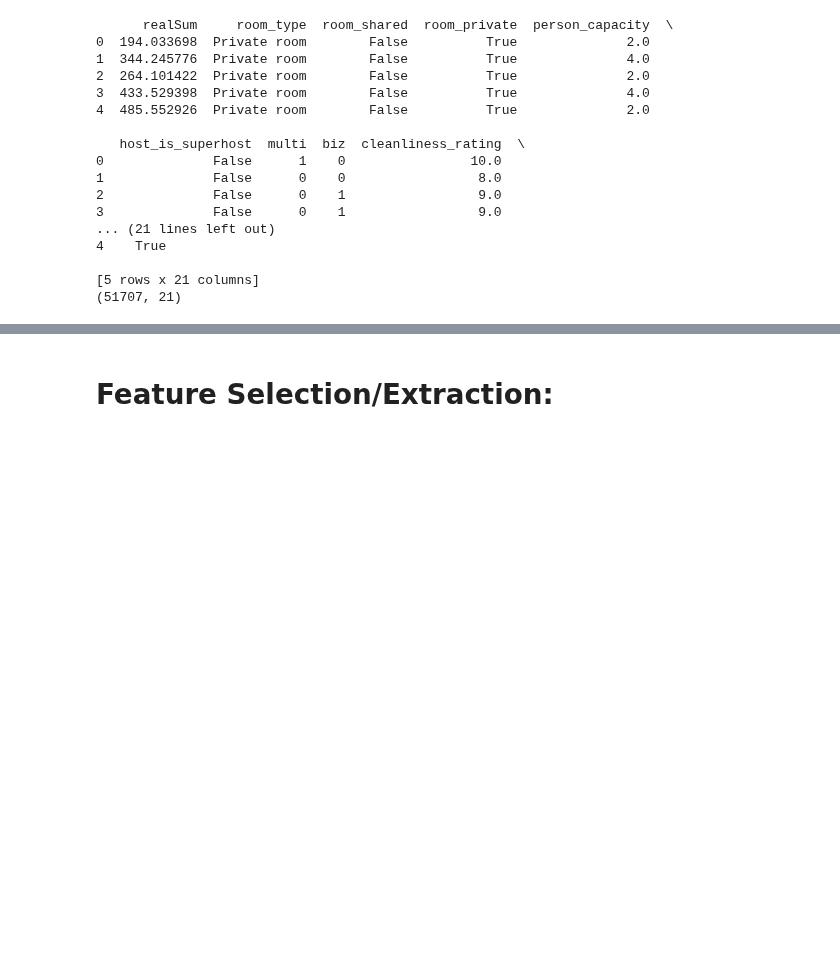
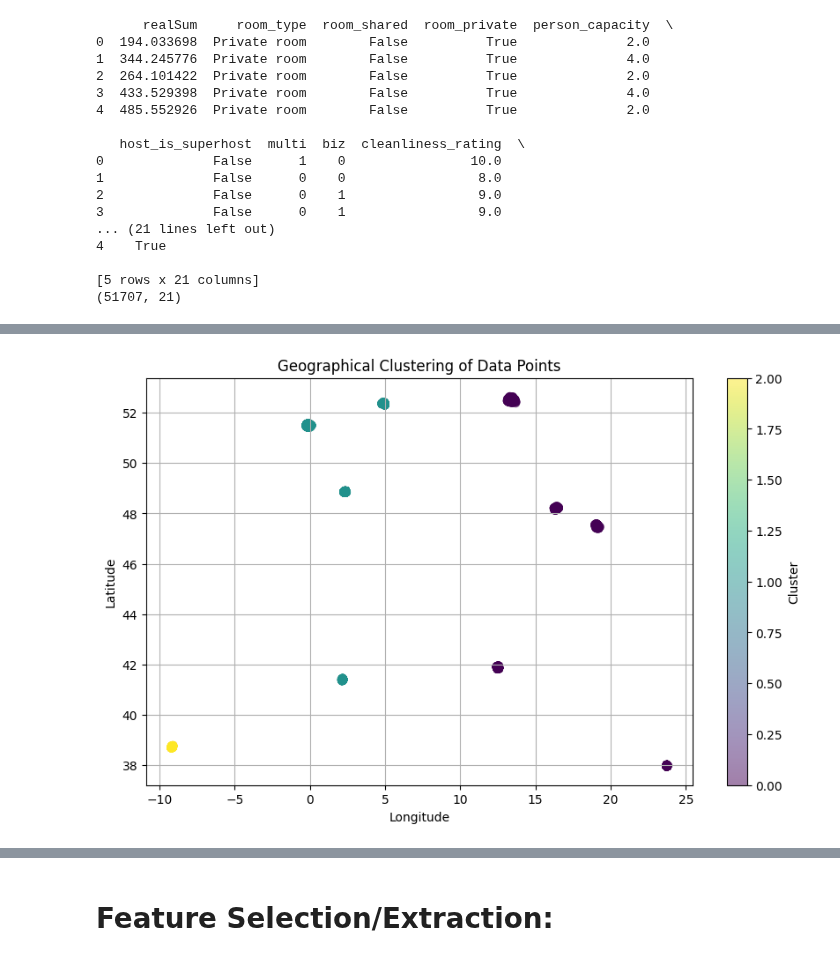
Before and after one commit to yutao-data/Pytorch-Airbnb-Price, a Jupyter notebook: notebooks/PyTorch-SVR-MLP.ipynb, the cells around one changed output, grey strips where cells are left out. Drawn from its saved outputs; the diff is of its cells as text; code cells hidden in the pictures; blank space fills up the shorter version.

```diff
--- a/notebooks/PyTorch-SVR-MLP.ipynb
+++ b/notebooks/PyTorch-SVR-MLP.ipynb
@@ -115,0 +142,16 @@ print(df.shape)
+# %%
+# Clustering with K-means using the optimal number of clusters found (k=3)
+kmeans = KMeans(n_clusters=3, random_state=42)
+df['cluster'] = kmeans.fit_predict(geo_data)
+
+# Visualizing the clusters
+plt.figure(figsize=(10, 6))
+plt.scatter(df['lng'], df['lat'], c=df['cluster'], alpha=0.5, cmap='viridis')
+plt.title('Geographical Clustering of Data Points')
+plt.xlabel('Longitude')
+plt.ylabel('Latitude')
+plt.grid(True)
+plt.colorbar(label='Cluster')
+plt.show()
+# %% [output]
+[figure, added]
```
Also changed, not shown: parts of 18 cells of this notebook.
